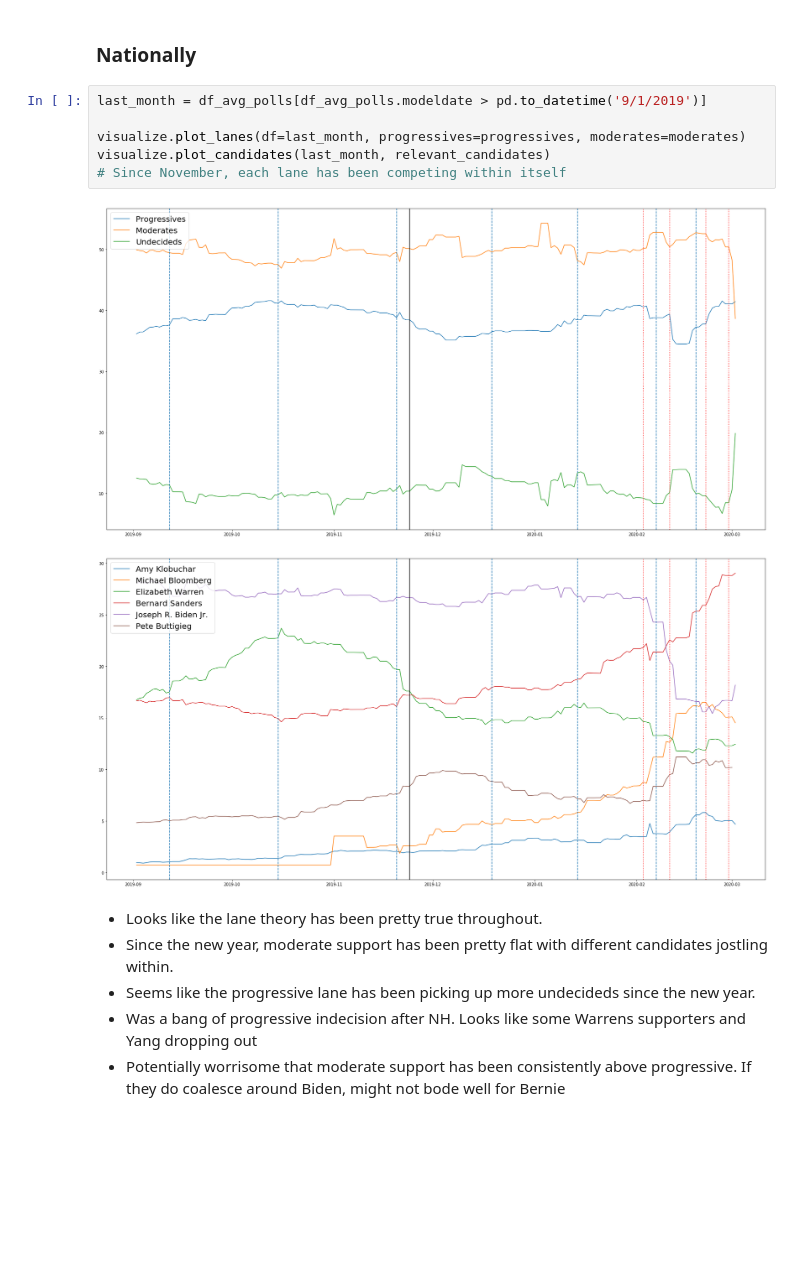
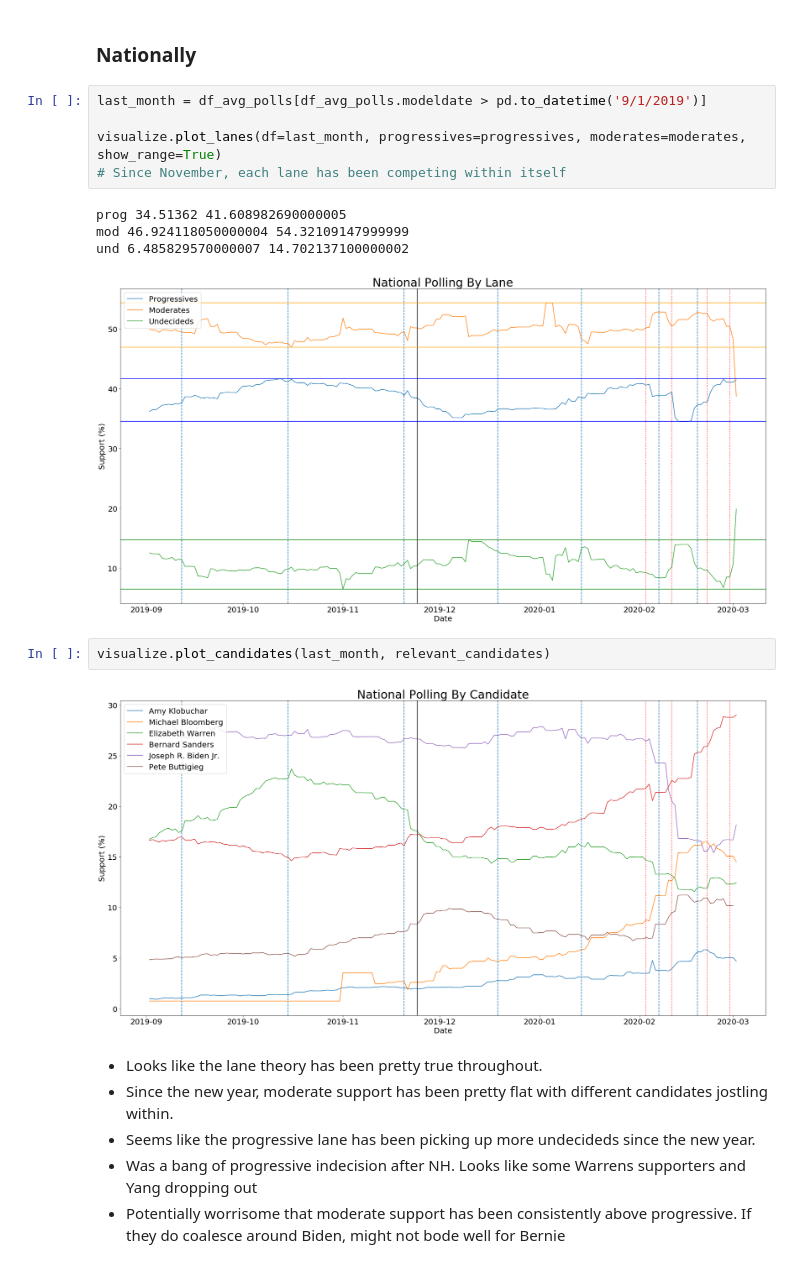
Before and after one commit to willyraedy/bpi_take_home, a Jupyter notebook: notebooks/EDA - Polling Data.ipynb, the cells around one changed output. Saved outputs shown, nothing was run; the diff lists cells and outputs as text; blank space fills up the shorter version.

```diff
--- a/notebooks/EDA - Polling Data.ipynb
+++ b/notebooks/EDA - Polling Data.ipynb
@@ -80,12 +84,17 @@ visualize.plot_lanes(df=df_avg_polls, progressives=progressives, moderates=moder
 # %%
 last_month = df_avg_polls[df_avg_polls.modeldate > pd.to_datetime('9/1/2019')]
 
-visualize.plot_lanes(df=last_month, progressives=progressives, moderates=moderates)
-visualize.plot_candidates(last_month, relevant_candidates)
+visualize.plot_lanes(df=last_month, progressives=progressives, moderates=moderates, show_range=True)
 # Since November, each lane has been competing within itself
 # %% [output]
+prog 34.51362 41.608982690000005
+mod 46.924118050000004 54.32109147999999
+und 6.485829570000007 14.702137100000002
-[figure, old version]
+[figure, new version]
-[figure, removed]
+# %%
+visualize.plot_candidates(last_month, relevant_candidates)
+# %% [output]
+[figure, added]
 # %% [markdown]
 - Looks like the lane theory has been pretty true throughout.
 - Since the new year, moderate support has been pretty flat with different candidates jostling within.
```
Also changed, not shown: parts of 6 cells of this notebook, 3 other files.
